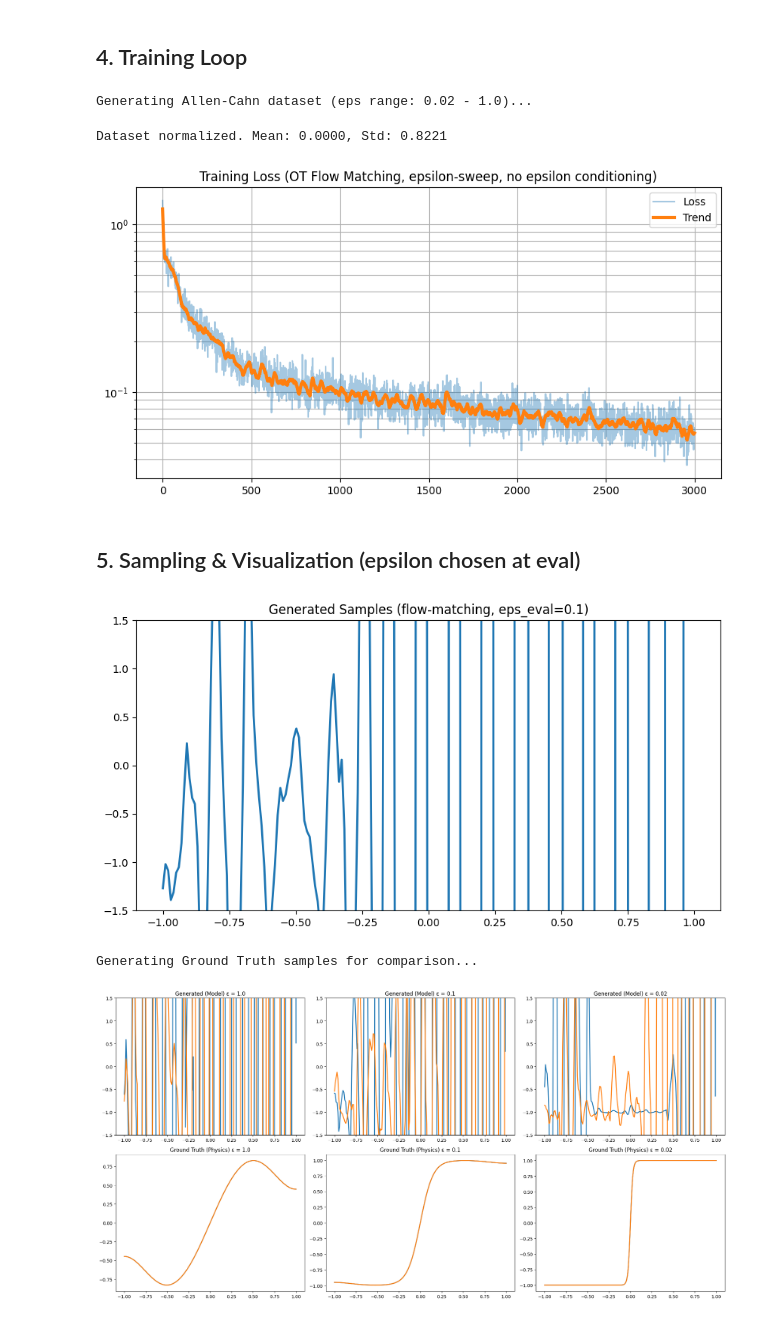
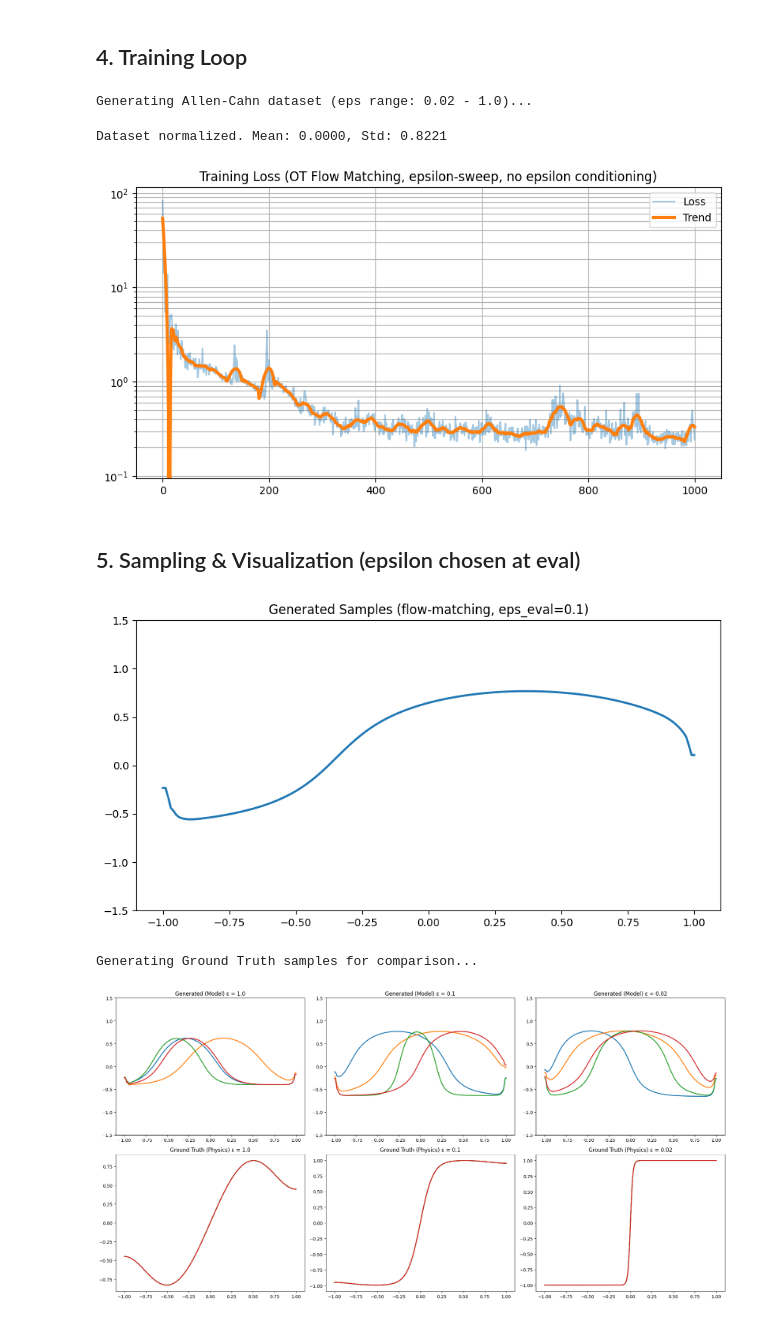
Before and after one commit to tomasvenda/DL_FlowMatching, a Jupyter notebook: fm_without_e_PINN_MSE.ipynb, the cells around one changed output. Saved outputs shown, nothing was run; the diff lists cells and outputs as text; code cells hidden in the pictures.

```diff
--- a/fm_without_e_PINN_MSE.ipynb
+++ b/fm_without_e_PINN_MSE.ipynb
@@ -228,7 +228,7 @@ def sample_x0_fourier_mix(batch_size, x, device, n_modes=8):
     sigma = log_sigma.exp()
 
     # Gaussiana  exp(-(x-mu)^2 / (2 sigma^2)) -> shape (B, N)
-    u0 = 0.5 * torch.exp(-((x_grid - mu) ** 2) / (2.0 * sigma ** 2))
+    u0 = 0.2 * torch.exp(-((x_grid - mu) ** 2) / (2.0 * sigma ** 2))
 
     # opcional: dar amplitude aleatória ou normalizar
     # amp = torch.empty(B, 1, device=device).uniform_(0.7, 1.3)
@@ -367,7 +367,7 @@ def compute_initial_condition_loss(model, u0_func, N_samples, eps_val, device):
 
     return loss_IC
 
-def compute_boundary_loss(model, N_samples, eps_val, device):
+'''def compute_boundary_loss(model, N_samples, eps_val, device):
     """
     Compute Neumann boundary condition loss: u_x(±1, t) = 0
 
@@ -406,6 +406,35 @@ def compute_boundary_loss(model, N_samples, eps_val, device):
 
     loss_BC = torch.mean(u_x_left**2 + u_x_right**2)
 
+    return loss_BC'''
+
+def compute_boundary_loss(model, t, eps, device, N_spatial=200):
+    """
+    Neumann BC: u_x(±1, t) = 0
+    Aplica a BC para um batch de tempos t e eps (mesmo shape do treino).
+
+    Args:
+        model : rede u_theta(x_field, t, eps)
+        t     : (B, 1)
+        eps   : (B, 1)
+        device: torch.device
+        N_spatial : número de pontos em x (igual ao do flow)
+    """
+    B = t.shape[0]
+    x = torch.linspace(-1.0, 1.0, N_spatial, device=device)
+    dx = x[1] - x[0]
+
+    # campos "falsos" só para impor BC: ruído em x
+    X_BC = torch.randn(B, N_spatial, device=device)
+
+    # u(x, t, eps) que queremos que respeite BC
+    u = model(X_BC, t, eps)  # (B, N_spatial)
+
+    # derivada espacial nas fronteiras (diferença finita 1ª ordem)
+    u_x_left  = (u[:, 1]  - u[:, 0])   / dx  # x = -1
+    u_x_right = (u[:, -1] - u[:, -2]) / dx   # x =  1
+
+    loss_BC = torch.mean(u_x_left**2 + u_x_right**2)
     return loss_BC
 # %% [markdown]
 ## 4. Training Loop
@@ -483,7 +529,7 @@ trainer = OTFlowMatchingTrainer(path, flow_model)
 
 # ---- Train ----
 losses = trainer.train(
-    num_epochs=3000,
+    num_epochs=1000,
     device=device,
     lr=1e-3,
     batch_size=128,
@@ -501,7 +547,7 @@ plt.show()
 # %% [output]
 Generating Allen-Cahn dataset (eps range: 0.02 - 1.0)...
 Dataset normalized. Mean: 0.0000, Std: 0.8221
-[figure, old version]
+[figure, new version]
 # %% [markdown]
 ## 5. Sampling & Visualization (epsilon chosen at eval)
 # %%
@@ -539,13 +585,13 @@ for j in range(num_samples):
     plt.plot(x_grid, final_samples[j], linewidth=2)
 plt.show()
 # %% [output]
-[figure, old version]
+[figure, new version]
 # %%
 # ==========================================
 # Compare Generated Samples vs Ground Truth
 # ==========================================
 eps_to_test = [1.0, 0.1, 0.02]
-num_samples = 2
+num_samples = 4
 ts = torch.linspace(0.0, 1.0, 100, device=device).view(1, -1, 1).expand(num_samples, -1, 1)
 x_grid = p_data.x.cpu()
 
@@ -570,34 +616,34 @@ for i, eps_val in enumerate(eps_to_test):
     axes[0, i].set_ylim(-1.5, 1.5)
     for j in range(num_samples):
         axes[0, i].plot(x_grid, final_samples[j], linewidth=2)
 
 # Row 2: Ground Truth Samples
 print("Generating Ground Truth samples for comparison...")
 for i, eps_val in enumerate(eps_to_test):
     axes[1, i].set_title(f"Ground Truth (Physics) ε = {eps_val}")
     #axes[1, i].set_ylim(-1.5, 1.5)
 
     # Generate fresh ground truth samples for this specific epsilon
     for j in range(num_samples):
         # Use the same physics generation code as the dataset
         u0 = fixed_initial_condition(p_data.x).unsqueeze(0)
         ode = AllenCahnODE(p_data.dx, eps_val)
         simulator = EulerSimulator(ode)
 
         # Simulate physics
         # Note: We use the same T and dt as training
         ts_physics = torch.linspace(0, p_data.T, int(p_data.T / p_data.dt) + 1, device=device).view(1, -1, 1)
 
         uT = simulator.simulate(u0, ts_physics)
         #print(uT)
 
         axes[1, i].plot(x_grid, uT.squeeze().cpu(), linewidth=2)
 
 plt.tight_layout()
 plt.show()
 # %% [output]
 Generating Ground Truth samples for comparison...
-[figure, old version]
+[figure, new version]
 # %%
 x = p_data.x              # shape (N,)
 device = x.device
```
Also changed, not shown: parts of 2 cells of this notebook.
